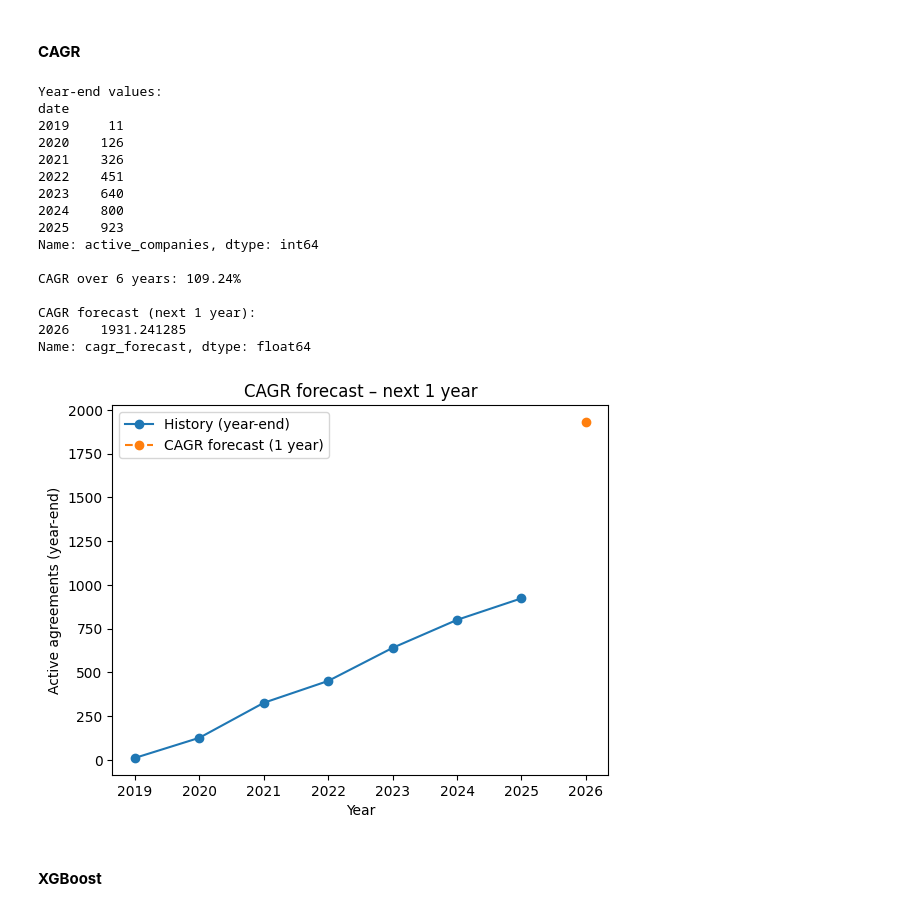
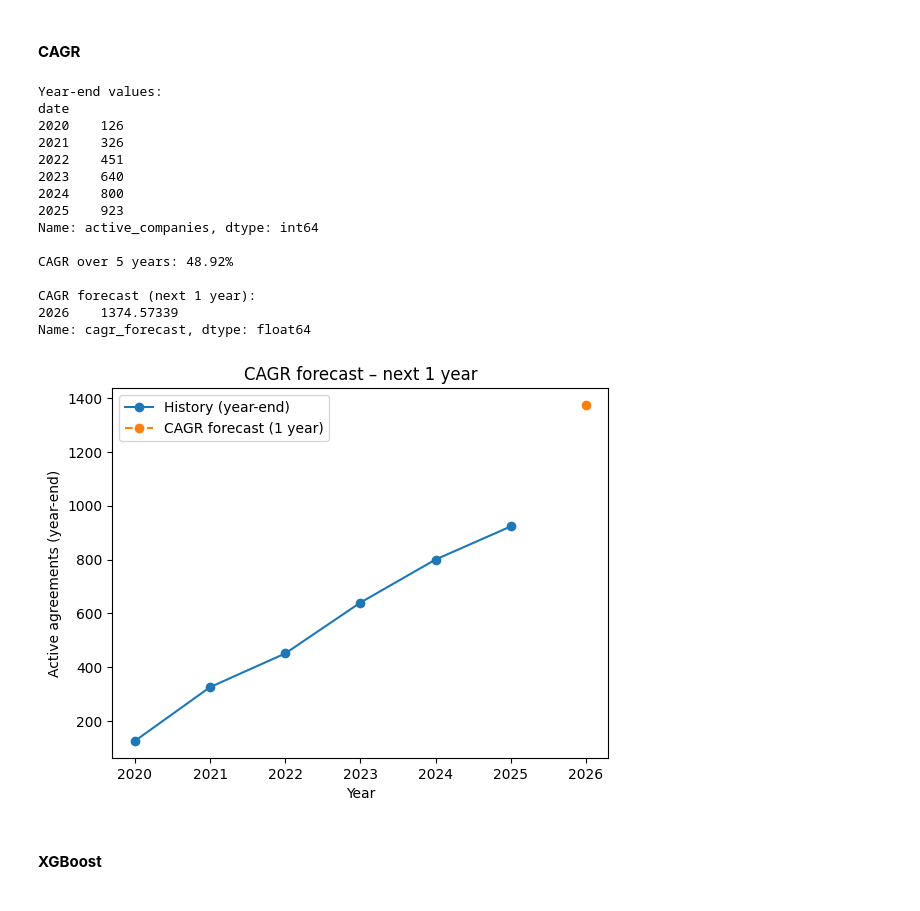
Before and after one commit to LinaMRuizG/Data-Analyst-Automation-Specialist-Test-Trial, a Jupyter notebook: solution.ipynb, the cells around one changed output. Drawn from its saved outputs; the diff is of its cells as text; code cells hidden in the pictures.

```diff
--- a/solution.ipynb
+++ b/solution.ipynb
@@ -873,7 +864,8 @@ np.float64(937.454149942771)
 # %% [markdown]
 #### **CAGR**
 # %%
-# --- Convert to yearly end-of-year values ---
+# convert to yearly end-of-year values
+temporal_series = temporal_series[temporal_series.index>"2020"]
 year_end = temporal_series["active_companies"].resample("Y").last()
 year_end.index = year_end.index.year  # cleaner index (year as int)
 
@@ -898,37 +890,36 @@ cagr_forecast_1y = pd.Series(
     name="cagr_forecast"
 )
 
 print("\nCAGR forecast (next 1 year):")
 print(cagr_forecast_1y)
 
 
 
 plt.figure()
 plt.plot(year_end.index, year_end.values, marker="o", label="History (year-end)")
 plt.plot(cagr_forecast_1y.index, cagr_forecast_1y.values, marker="o", linestyle="--", label="CAGR forecast (1 year)")
 plt.title("CAGR forecast – next 1 year")
 plt.xlabel("Year")
 plt.ylabel("Active agreements (year-end)")
 plt.legend()
 plt.show()
 # %% [output]
 Year-end values:
 date
-2019     11
 2020    126
 2021    326
 2022    451
 2023    640
 2024    800
 2025    923
 Name: active_companies, dtype: int64
 
-CAGR over 6 years: 109.24%
+CAGR over 5 years: 48.92%
 
 CAGR forecast (next 1 year):
-2026    1931.241285
+2026    1374.57339
 Name: cagr_forecast, dtype: float64
-[figure, old version]
+[figure, new version]
 # %% [markdown]
 #### **XGBoost**
 # %% [markdown]
```
Also changed, not shown: parts of 30 cells of this notebook.
